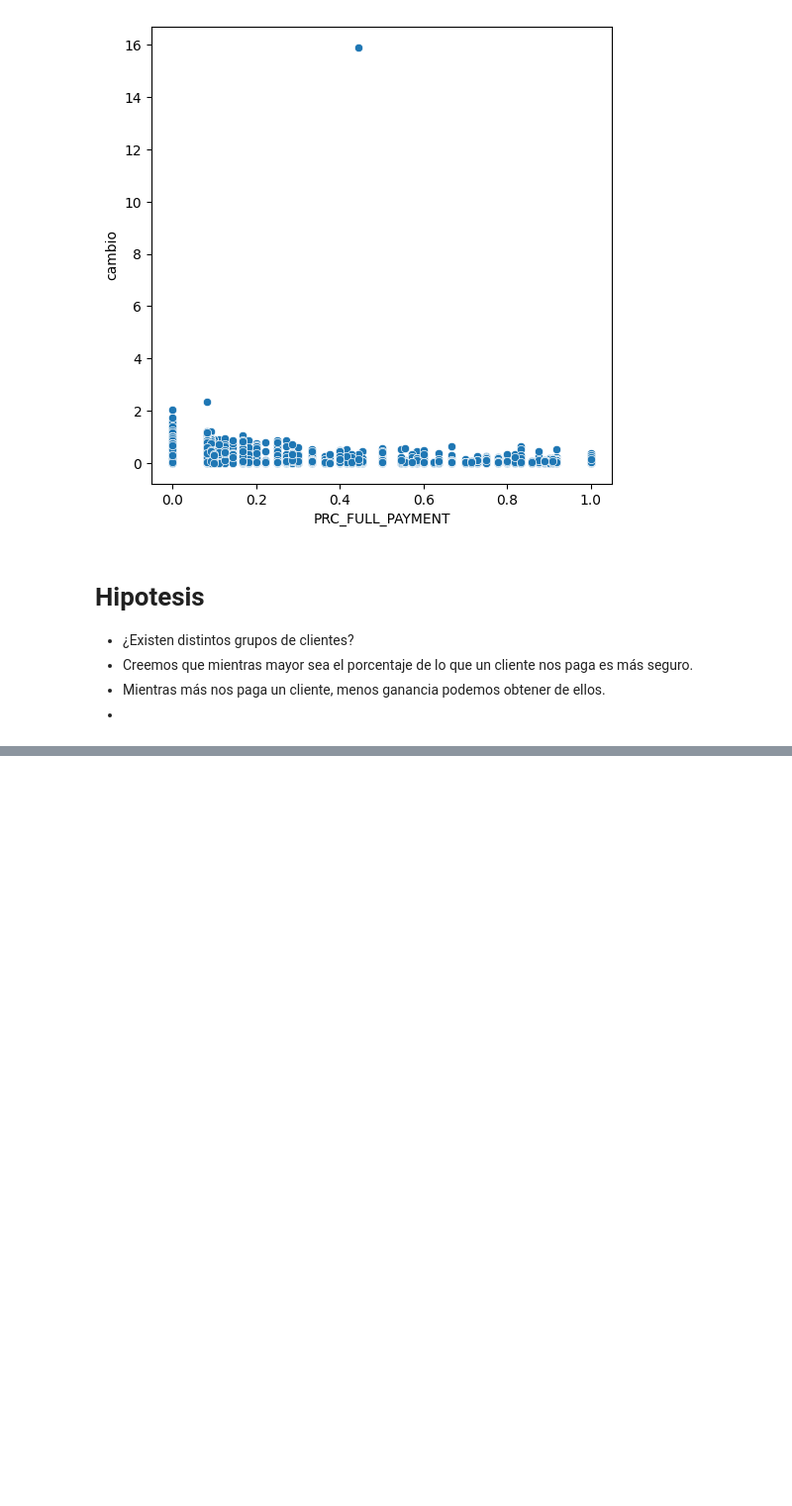
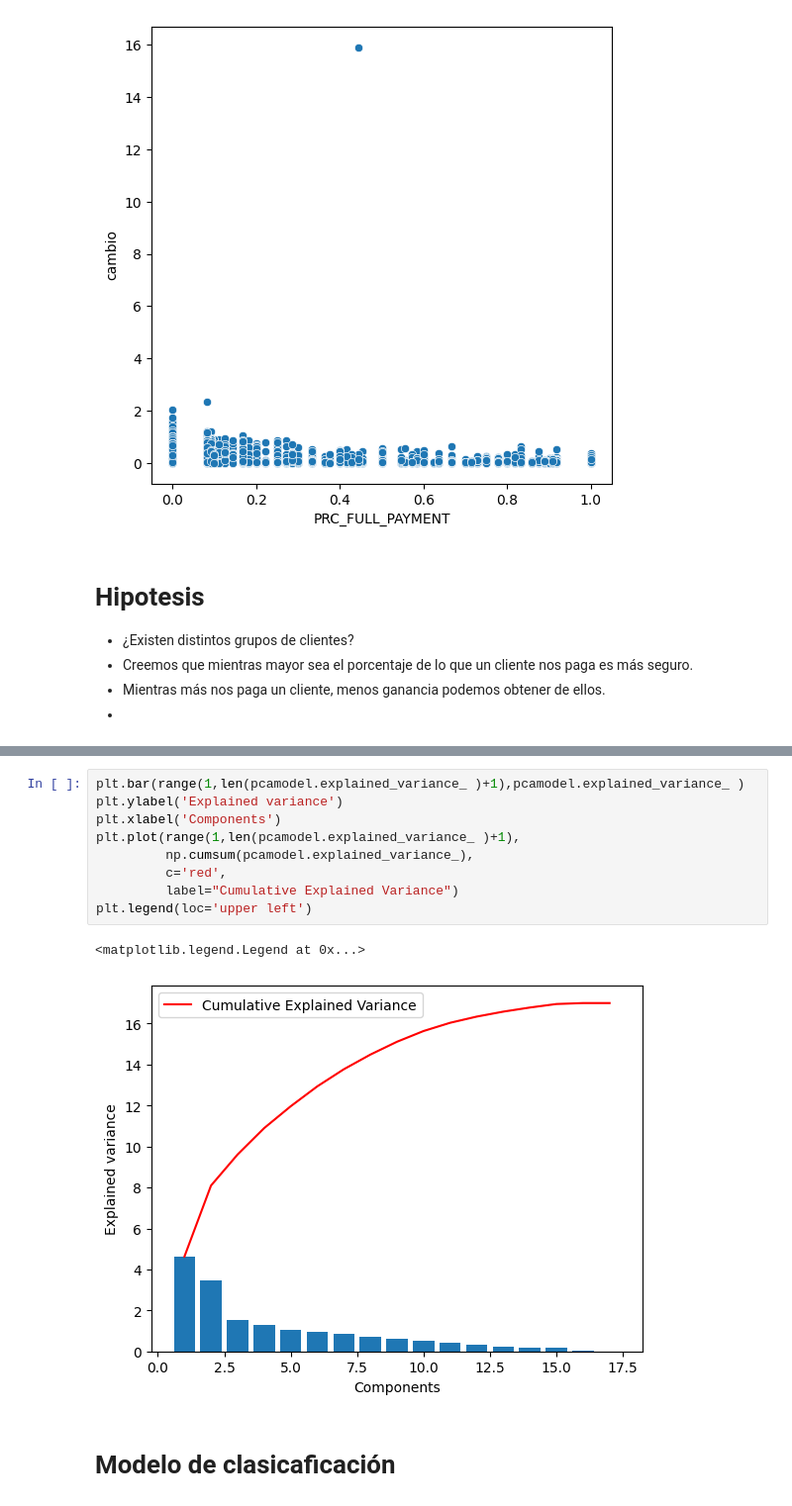
Before and after one commit to Javier-Mazariegos/proyecto_final_elements, a Jupyter notebook: proyecto.ipynb, the cells around one changed output, grey strips where cells are left out. Shown: that part at 99% size. Cells and saved outputs as stored; diff of their text form; blank space fills up the shorter version.

Commit message:
update PCA and models

```diff
--- a/proyecto.ipynb
+++ b/proyecto.ipynb
@@ -311,0 +468,14 @@ plt.show()
+# %%
+plt.bar(range(1,len(pcamodel.explained_variance_ )+1),pcamodel.explained_variance_ )
+plt.ylabel('Explained variance')
+plt.xlabel('Components')
+plt.plot(range(1,len(pcamodel.explained_variance_ )+1),
+         np.cumsum(pcamodel.explained_variance_),
+         c='red',
+         label="Cumulative Explained Variance")
+plt.legend(loc='upper left')
+# %% [output]
+<matplotlib.legend.Legend at 0x...>
+[figure, added]
+# %% [markdown]
+# Modelo de clasicaficación
```
Also changed, not shown: parts of 53 cells of this notebook, 4 other files.
